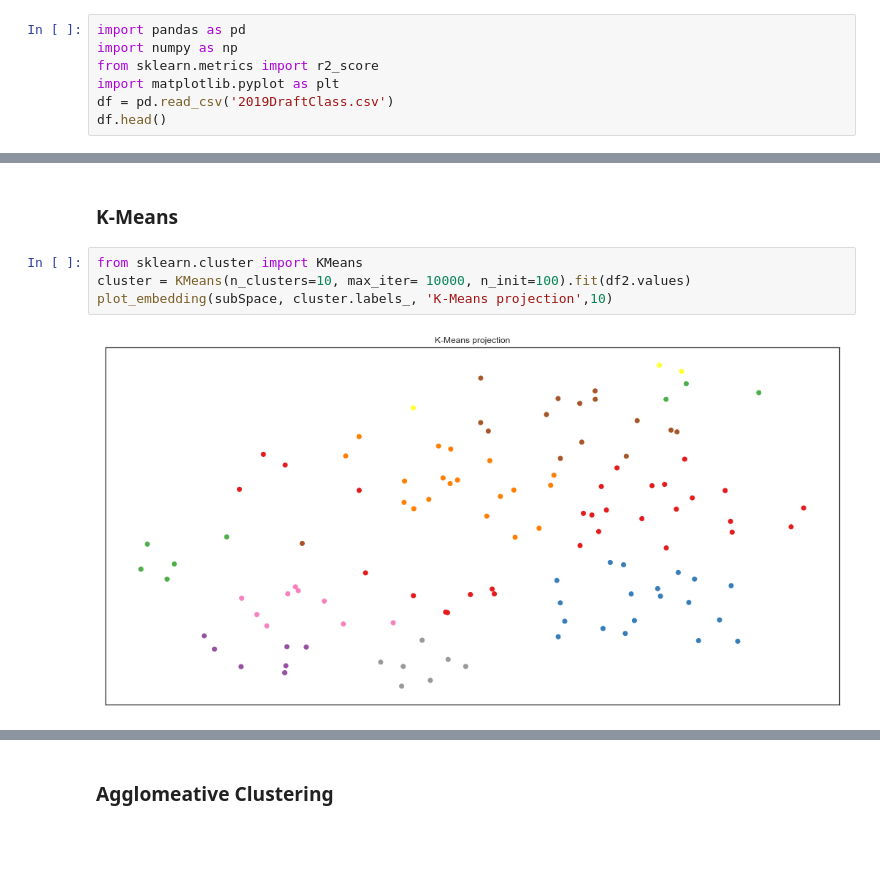
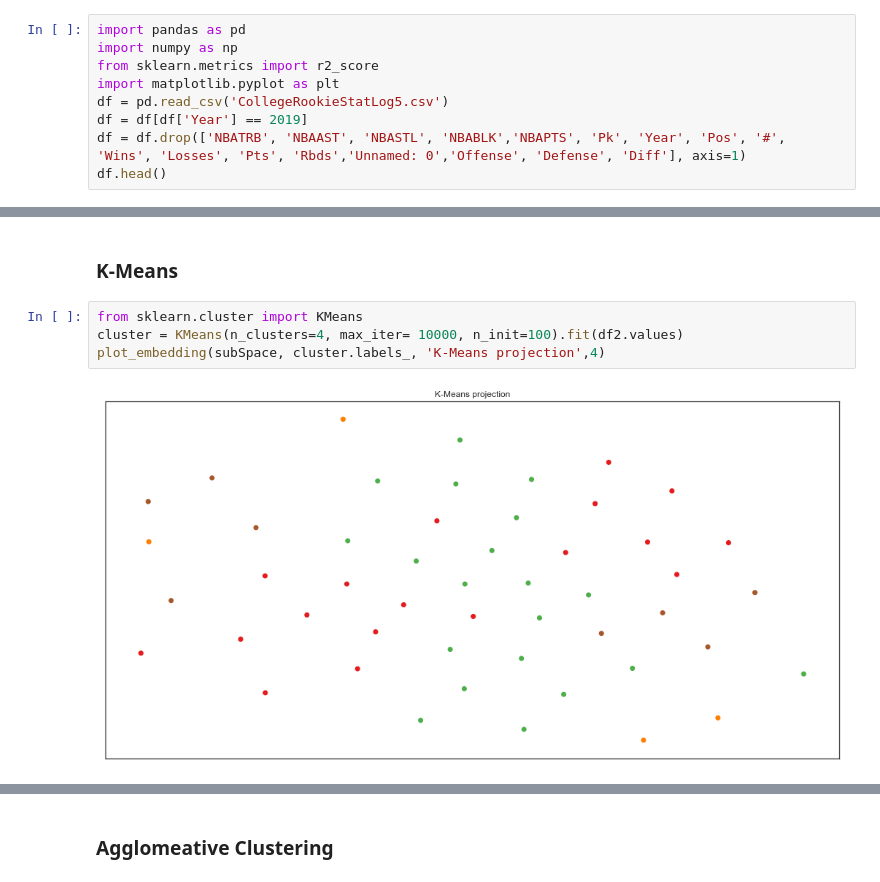
Before and after one commit to SidTheKid007/NBARookieAnalysis, a Jupyter notebook: 2019 College Clustering.ipynb, the cells around one changed output, grey strips where cells are left out. Cells and saved outputs as stored; diff of their text form; blank space fills up the shorter version.

Commit message:
2019 Cluster Analysis

```diff
--- a/2019 College Clustering.ipynb
+++ b/2019 College Clustering.ipynb
@@ -3,6 +3,8 @@ import pandas as pd
 import numpy as np
 from sklearn.metrics import r2_score
 import matplotlib.pyplot as plt
-df = pd.read_csv('2019DraftClass.csv')
+df = pd.read_csv('CollegeRookieStatLog5.csv')
+df = df[df['Year'] == 2019]
+df = df.drop(['NBATRB', 'NBAAST', 'NBASTL', 'NBABLK','NBAPTS', 'Pk', 'Year', 'Pos', '#', 'Wins', 'Losses', 'Pts', 'Rbds','Unnamed: 0','Offense', 'Defense', 'Diff'], axis=1)
 df.head()
 # %% [output]
@@ -102,10 +104,10 @@ subSpace = TSNE().fit_transform(df2.values)
 ### K-Means
 # %%
 from sklearn.cluster import KMeans
-cluster = KMeans(n_clusters=10, max_iter= 10000, n_init=100).fit(df2.values)
-plot_embedding(subSpace, cluster.labels_, 'K-Means projection',10)
+cluster = KMeans(n_clusters=4, max_iter= 10000, n_init=100).fit(df2.values)
+plot_embedding(subSpace, cluster.labels_, 'K-Means projection',4)
 # %% [output]
-[figure, old version]
+[figure, new version]
 # %%
 df4 = df2.copy(deep=True)
 df4['label'] = cluster.labels_
```
Also changed, not shown: parts of 11 cells of this notebook.
